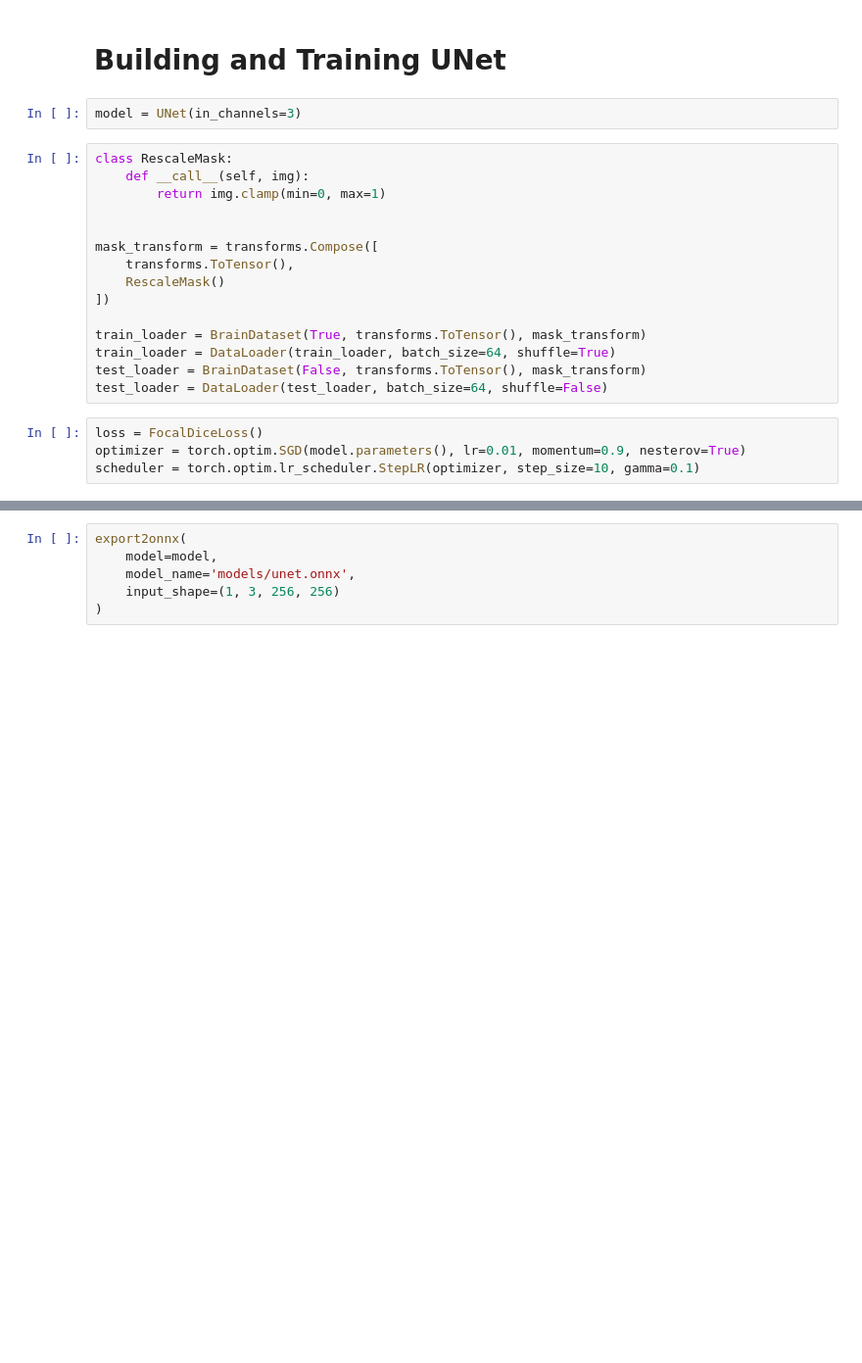
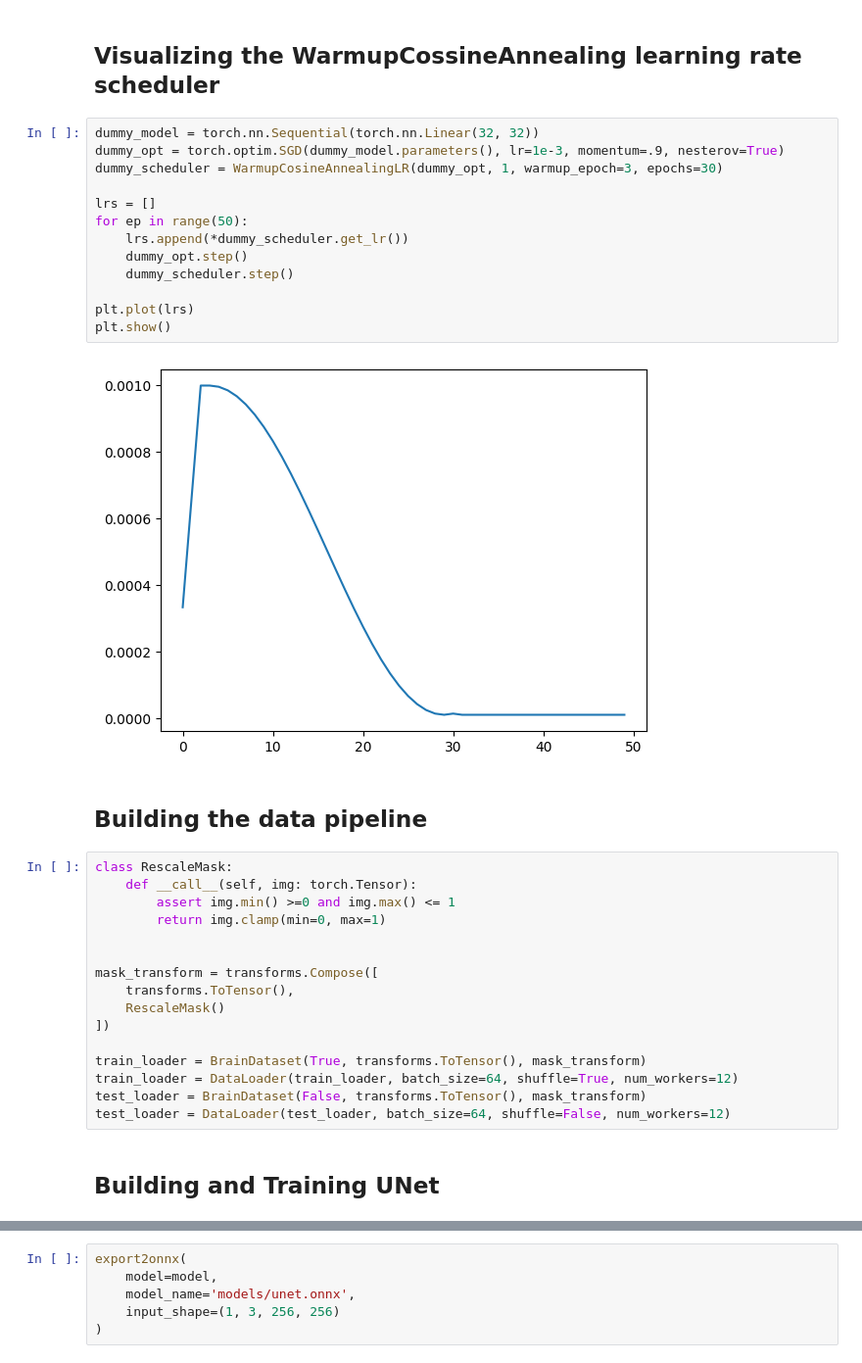
Before and after one commit to akt00/FinalProject, a Jupyter notebook: main.ipynb, the cells around one changed output, grey strips where cells are left out. Shown: that part at 98% size. Drawn from its saved outputs; the diff is of its cells as text; blank space fills up the shorter version.

```diff
--- a/main.ipynb
+++ b/main.ipynb
@@ -22,10 +19,26 @@ WARNING:tensorflow:From C:\Users\escin\AppData\Roaming\Python\Python311\site-pac
-# %% [markdown]
-# Building and Training UNet
-# %%
-model = UNet(in_channels=3)
+# %% [markdown]
+## Visualizing the WarmupCossineAnnealing learning rate scheduler
+# %%
+dummy_model = torch.nn.Sequential(torch.nn.Linear(32, 32))
+dummy_opt = torch.optim.SGD(dummy_model.parameters(), lr=1e-3, momentum=.9, nesterov=True)
+dummy_scheduler = WarmupCosineAnnealingLR(dummy_opt, 1, warmup_epoch=3, epochs=30)
+
+lrs = []
+for ep in range(50):
+    lrs.append(*dummy_scheduler.get_lr())
+    dummy_opt.step()
+    dummy_scheduler.step()
+
+plt.plot(lrs)
+plt.show()
+# %% [output]
+[figure, added]
+# %% [markdown]
+## Building the data pipeline
 # %%
 class RescaleMask:
-    def __call__(self, img):
+    def __call__(self, img: torch.Tensor):
+        assert img.min() >=0 and img.max() <= 1
         return img.clamp(min=0, max=1)
 
 
@@ -35,11 +48,9 @@ mask_transform = transforms.Compose([
 ])
 
 train_loader = BrainDataset(True, transforms.ToTensor(), mask_transform)
-train_loader = DataLoader(train_loader, batch_size=64, shuffle=True)
+train_loader = DataLoader(train_loader, batch_size=64, shuffle=True, num_workers=12)
 test_loader = BrainDataset(False, transforms.ToTensor(), mask_transform)
-test_loader = DataLoader(test_loader, batch_size=64, shuffle=False)
+test_loader = DataLoader(test_loader, batch_size=64, shuffle=False, num_workers=12)
-# %%
-loss = FocalDiceLoss()
-optimizer = torch.optim.SGD(model.parameters(), lr=0.01, momentum=0.9, nesterov=True)
-scheduler = torch.optim.lr_scheduler.StepLR(optimizer, step_size=10, gamma=0.1)
+# %% [markdown]
+## Building and Training UNet
 # %%
```
Also changed, not shown: parts of 8 cells of this notebook, 5 other files.
